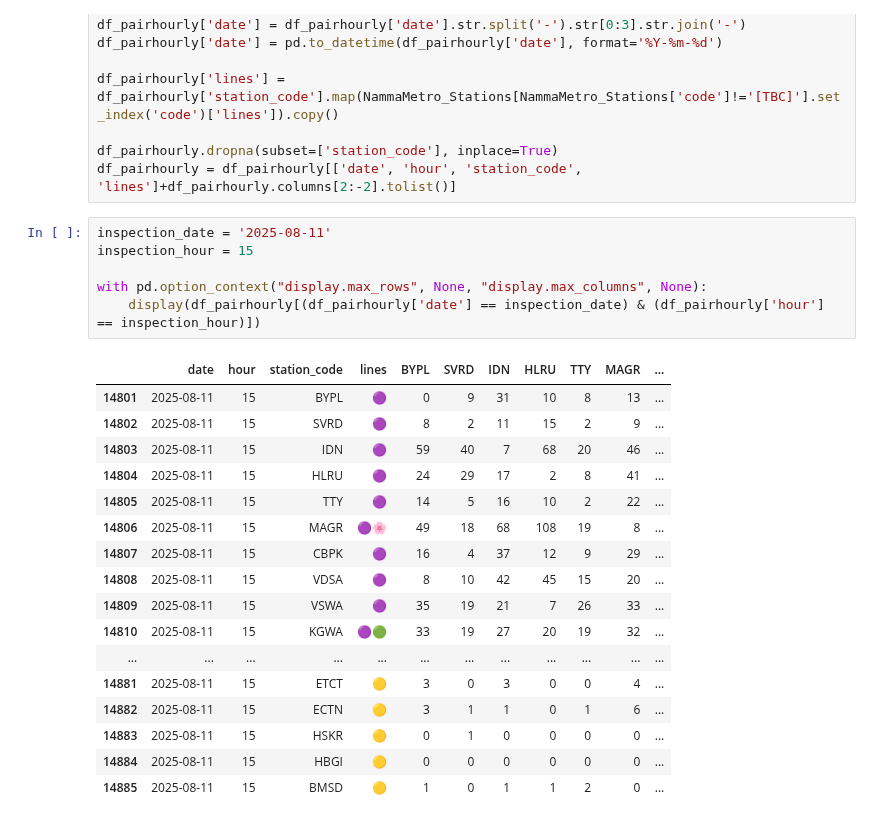
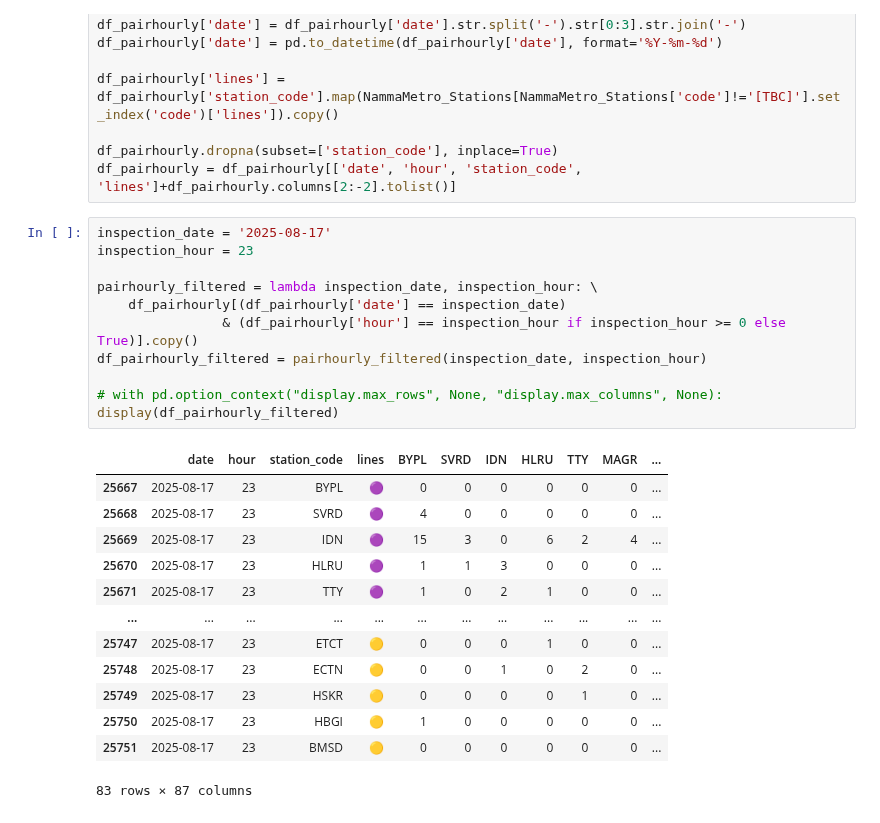
Before and after one commit to thecont1/namma-metro-ridership-tracker, a Jupyter notebook: NammaMetro_network.ipynb, the cells around one changed output. Cells and saved outputs as stored; diff of their text form.

```diff
--- a/NammaMetro_network.ipynb
+++ b/NammaMetro_network.ipynb
@@ -378,27 +382,28 @@ df_pairhourly['lines'] = df_pairhourly['station_code'].map(NammaMetro_Stations[N
 df_pairhourly.dropna(subset=['station_code'], inplace=True)
 df_pairhourly = df_pairhourly[['date', 'hour', 'station_code', 'lines']+df_pairhourly.columns[2:-2].tolist()]
 # %%
-inspection_date = '2025-08-11'
-inspection_hour = 15
+inspection_date = '2025-08-17'
+inspection_hour = 23
 
-with pd.option_context("display.max_rows", None, "display.max_columns", None):
-    display(df_pairhourly[(df_pairhourly['date'] == inspection_date) & (df_pairhourly['hour'] == inspection_hour)])
+pairhourly_filtered = lambda inspection_date, inspection_hour: \
+    df_pairhourly[(df_pairhourly['date'] == inspection_date)
+                & (df_pairhourly['hour'] == inspection_hour if inspection_hour >= 0 else True)].copy()
+df_pairhourly_filtered = pairhourly_filtered(inspection_date, inspection_hour)
+
+# with pd.option_context("display.max_rows", None, "display.max_columns", None):
+display(df_pairhourly_filtered)
 # %% [output]
 |  | date | hour | station_code | lines | BYPL | SVRD | IDN | HLRU | TTY | MAGR | ... |
-| 14801 | 2025-08-11 | 15 | BYPL | 🟣 | 0 | 9 | 31 | 10 | 8 | 13 | ... |
-| 14802 | 2025-08-11 | 15 | SVRD | 🟣 | 8 | 2 | 11 | 15 | 2 | 9 | ... |
-| 14803 | 2025-08-11 | 15 | IDN | 🟣 | 59 | 40 | 7 | 68 | 20 | 46 | ... |
-| 14804 | 2025-08-11 | 15 | HLRU | 🟣 | 24 | 29 | 17 | 2 | 8 | 41 | ... |
-| 14805 | 2025-08-11 | 15 | TTY | 🟣 | 14 | 5 | 16 | 10 | 2 | 22 | ... |
-| 14806 | 2025-08-11 | 15 | MAGR | 🟣🌸 | 49 | 18 | 68 | 108 | 19 | 8 | ... |
-| 14807 | 2025-08-11 | 15 | CBPK | 🟣 | 16 | 4 | 37 | 12 | 9 | 29 | ... |
-| 14808 | 2025-08-11 | 15 | VDSA | 🟣 | 8 | 10 | 42 | 45 | 15 | 20 | ... |
-| 14809 | 2025-08-11 | 15 | VSWA | 🟣 | 35 | 19 | 21 | 7 | 26 | 33 | ... |
-| 14810 | 2025-08-11 | 15 | KGWA | 🟣🟢 | 33 | 19 | 27 | 20 | 19 | 32 | ... |
+| 25667 | 2025-08-17 | 23 | BYPL | 🟣 | 0 | 0 | 0 | 0 | 0 | 0 | ... |
+| 25668 | 2025-08-17 | 23 | SVRD | 🟣 | 4 | 0 | 0 | 0 | 0 | 0 | ... |
+| 25669 | 2025-08-17 | 23 | IDN | 🟣 | 15 | 3 | 0 | 6 | 2 | 4 | ... |
+| 25670 | 2025-08-17 | 23 | HLRU | 🟣 | 1 | 1 | 3 | 0 | 0 | 0 | ... |
+| 25671 | 2025-08-17 | 23 | TTY | 🟣 | 1 | 0 | 2 | 1 | 0 | 0 | ... |
 | ... | ... | ... | ... | ... | ... | ... | ... | ... | ... | ... | ... |
-| 14881 | 2025-08-11 | 15 | ETCT | 🟡 | 3 | 0 | 3 | 0 | 0 | 4 | ... |
-| 14882 | 2025-08-11 | 15 | ECTN | 🟡 | 3 | 1 | 1 | 0 | 1 | 6 | ... |
-| 14883 | 2025-08-11 | 15 | HSKR | 🟡 | 0 | 1 | 0 | 0 | 0 | 0 | ... |
-| 14884 | 2025-08-11 | 15 | HBGI | 🟡 | 0 | 0 | 0 | 0 | 0 | 0 | ... |
-| 14885 | 2025-08-11 | 15 | BMSD | 🟡 | 1 | 0 | 1 | 1 | 2 | 0 | ... |
+| 25747 | 2025-08-17 | 23 | ETCT | 🟡 | 0 | 0 | 0 | 1 | 0 | 0 | ... |
+| 25748 | 2025-08-17 | 23 | ECTN | 🟡 | 0 | 0 | 1 | 0 | 2 | 0 | ... |
+| 25749 | 2025-08-17 | 23 | HSKR | 🟡 | 0 | 0 | 0 | 0 | 1 | 0 | ... |
+| 25750 | 2025-08-17 | 23 | HBGI | 🟡 | 1 | 0 | 0 | 0 | 0 | 0 | ... |
+| 25751 | 2025-08-17 | 23 | BMSD | 🟡 | 0 | 0 | 0 | 0 | 0 | 0 | ... |
+83 rows × 87 columns
 # %%
```
Also changed, not shown: parts of 5 cells of this notebook.
